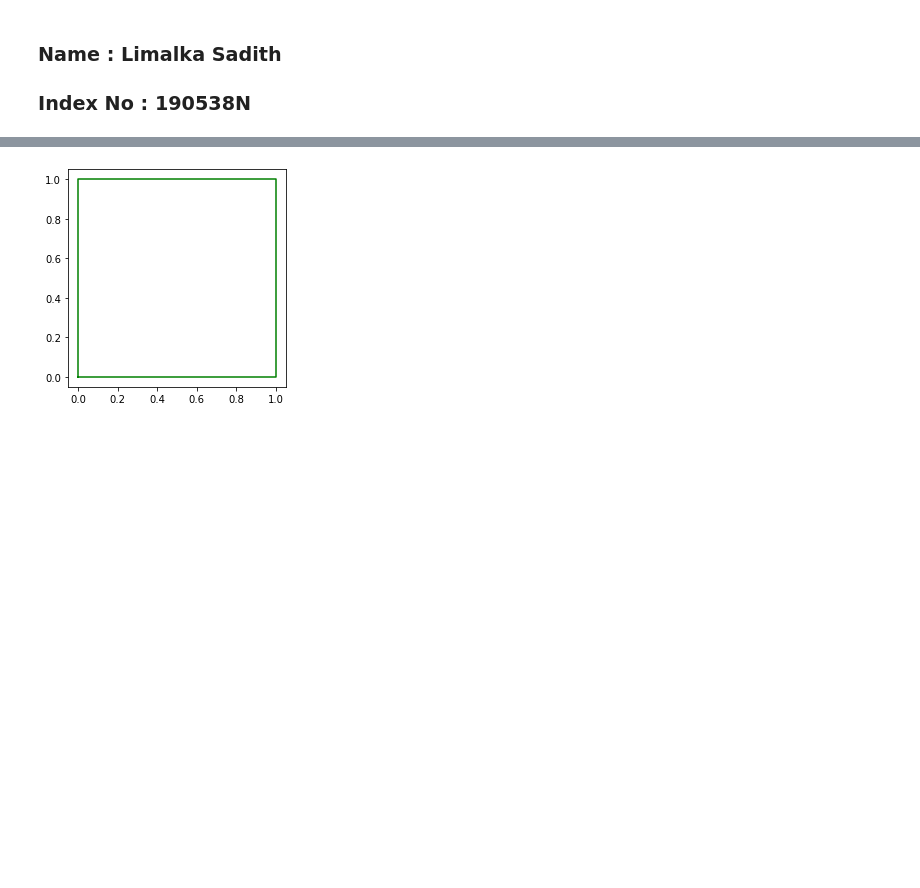
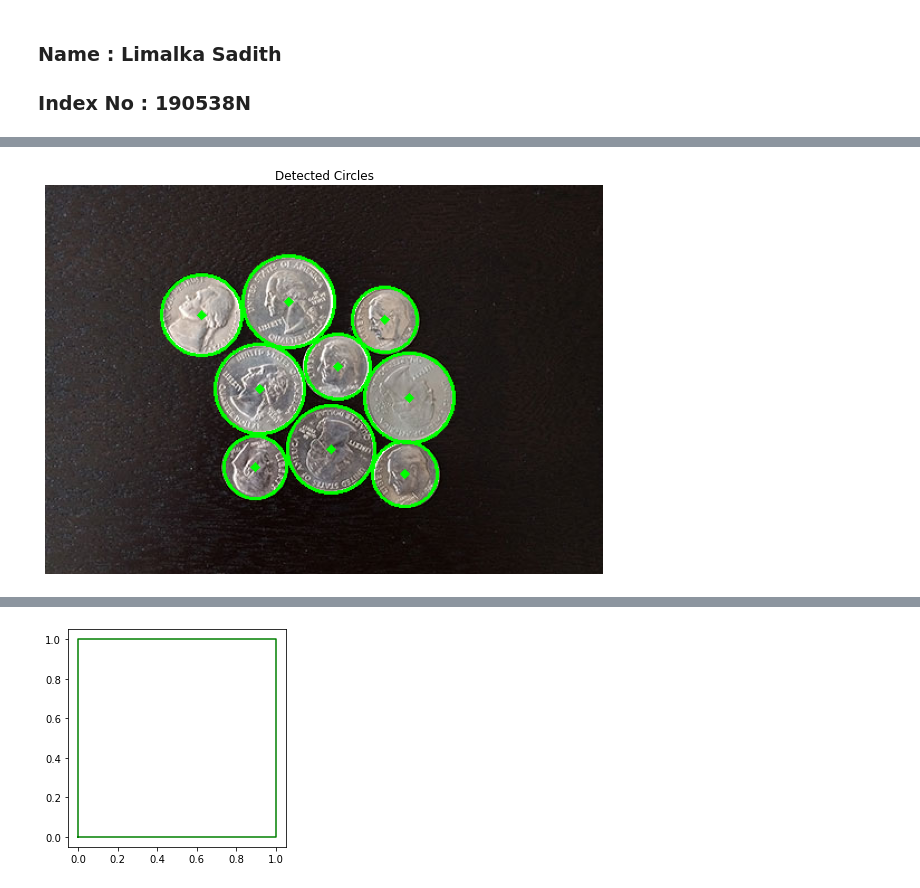
Before and after one commit to limalkasadith/S4-EN2550-Workspace, a Jupyter notebook: Exercises/Exersise 6/190538N_Excercise_06.ipynb, the cells around one changed output, grey strips where cells are left out. Saved outputs shown, nothing was run; the diff lists cells and outputs as text; code cells hidden in the pictures; blank space fills up the shorter version.

```diff
--- a/Exercises/Exersise 6/190538N_Excercise_06.ipynb
+++ b/Exercises/Exersise 6/190538N_Excercise_06.ipynb
@@ -19,11 +37,20 @@ for line in lines:
 # %%
 #Q2
 import cv2 as cv
 import numpy as np
-img = cv.imread('coins.jpg',cv.IMREAD_COLOR)
-assert img is not None
+im=cv.imread('coins.jpg',cv.IMREAD_COLOR)
+gray=cv.cvtColor(im,cv.COLOR_BGR2GRAY)
 
-gray = cv.cvtColor(img, cv.COLOR_BGR2GRAY)
+circles=cv.HoughCircles(gray,cv.HOUGH_GRADIENT,1,50,param1=200,param2=60,minRadius=20,maxRadius=50)
+circles=np.uint16(np.around(circles))
 
-circles = cv.HoughCircles(gray, cv.HOUGH_GRADIENT, 1, 50, param1 = 50, param2 = 30, minRadius=0, maxRadius=0)
-circles = np.uint16(np.around(circles))
+for i in circles[0,:]:
+    cv.circle(im,(i[0],i[1]),i[2],(0,255,0),2)
+    cv.circle(im,(i[0],i[1]),2,(0,255,0),3)
+fig, ax = plt.subplots(1,1,figsize=(10,10))
+ax.imshow(cv.cvtColor(im,cv.COLOR_BGR2RGB))
+ax.set_title('Detected Circles')
+ax.axis('off')
+plt.show()
+# %% [output]
+[figure, added]
```
Also changed, not shown: parts of 6 cells of this notebook, 3 other files.
